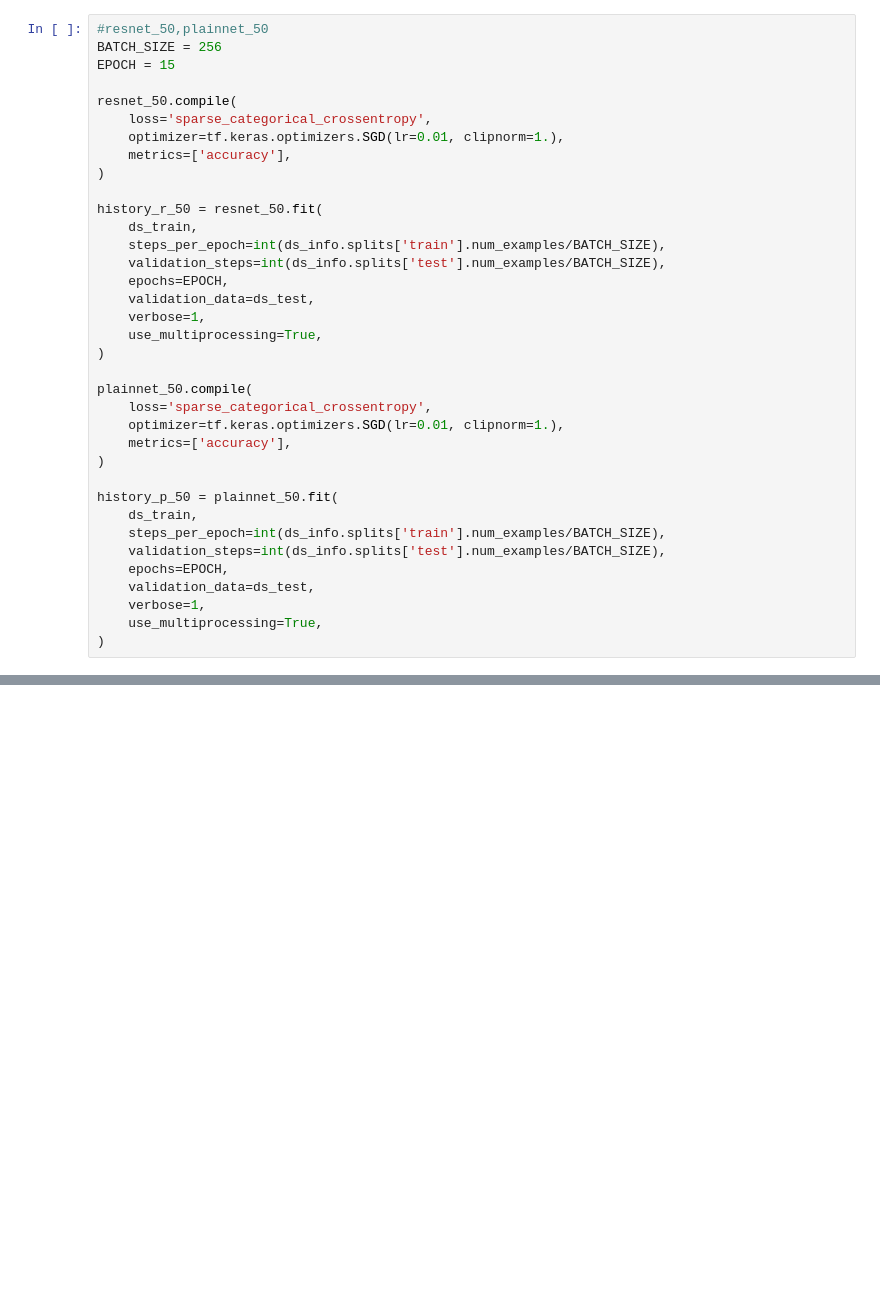
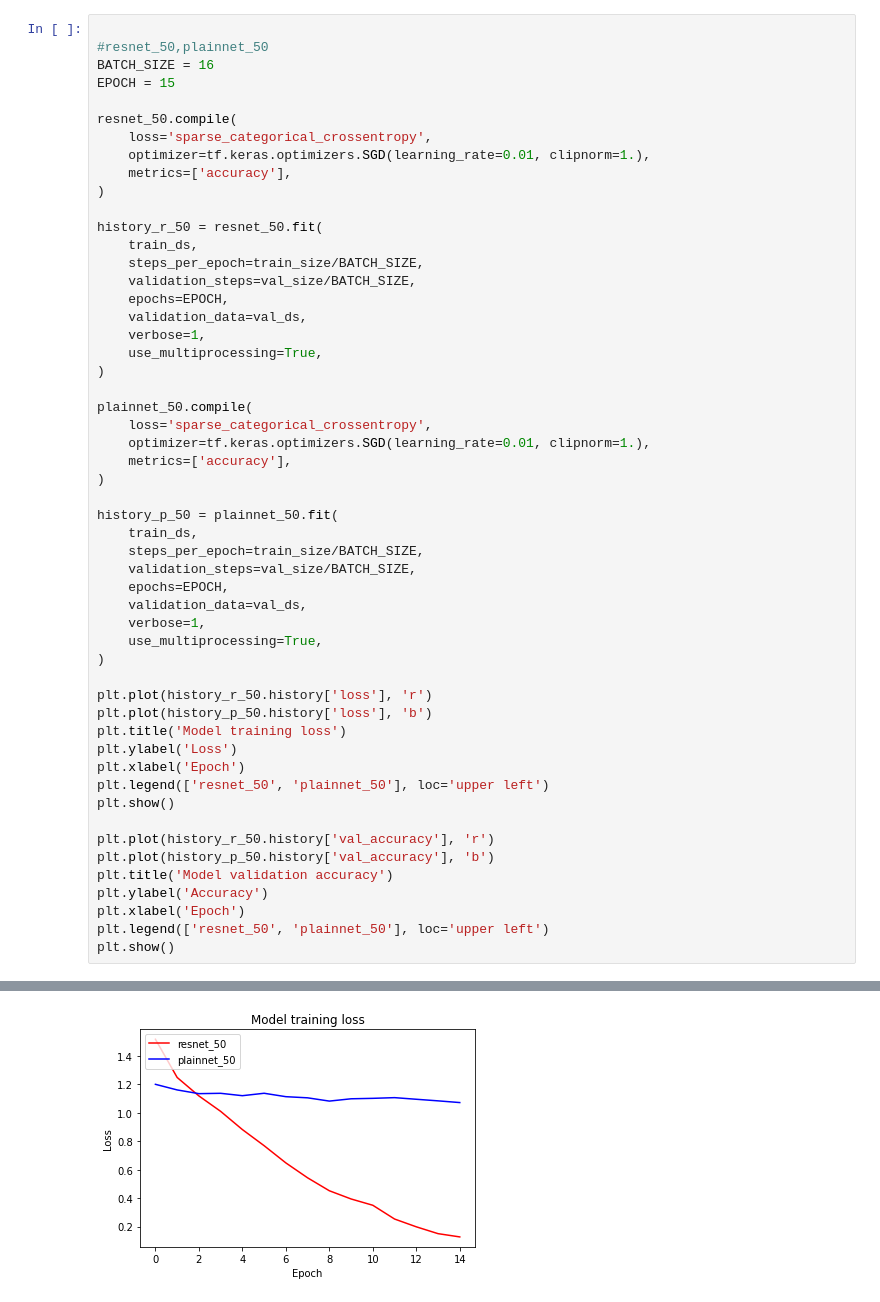
Before and after one commit to seungwoo-Jang/modu_quest, a Jupyter notebook: Going Deeper (CV)_RS4/E01/Project.ipynb, the cells around one changed output, grey strips where cells are left out. Drawn from its saved outputs; the diff is of its cells as text; blank space fills up the shorter version.

```diff
--- a/Going Deeper (CV)_RS4/E01/Project.ipynb
+++ b/Going Deeper (CV)_RS4/E01/Project.ipynb
@@ -252,38 +289,55 @@ plt.show()
 # %%
+
 #resnet_50,plainnet_50
-BATCH_SIZE = 256
+BATCH_SIZE = 16
 EPOCH = 15
 
 resnet_50.compile(
     loss='sparse_categorical_crossentropy',
-    optimizer=tf.keras.optimizers.SGD(lr=0.01, clipnorm=1.),
+    optimizer=tf.keras.optimizers.SGD(learning_rate=0.01, clipnorm=1.),
     metrics=['accuracy'],
 )
 
 history_r_50 = resnet_50.fit(
-    ds_train,
-    steps_per_epoch=int(ds_info.splits['train'].num_examples/BATCH_SIZE),
-    validation_steps=int(ds_info.splits['test'].num_examples/BATCH_SIZE),
+    train_ds,
+    steps_per_epoch=train_size/BATCH_SIZE,
+    validation_steps=val_size/BATCH_SIZE,
     epochs=EPOCH,
-    validation_data=ds_test,
+    validation_data=val_ds,
     verbose=1,
     use_multiprocessing=True,
 )
 
 plainnet_50.compile(
     loss='sparse_categorical_crossentropy',
-    optimizer=tf.keras.optimizers.SGD(lr=0.01, clipnorm=1.),
+    optimizer=tf.keras.optimizers.SGD(learning_rate=0.01, clipnorm=1.),
     metrics=['accuracy'],
 )
 
 history_p_50 = plainnet_50.fit(
-    ds_train,
-    steps_per_epoch=int(ds_info.splits['train'].num_examples/BATCH_SIZE),
-    validation_steps=int(ds_info.splits['test'].num_examples/BATCH_SIZE),
+    train_ds,
+    steps_per_epoch=train_size/BATCH_SIZE,
+    validation_steps=val_size/BATCH_SIZE,
     epochs=EPOCH,
-    validation_data=ds_test,
+    validation_data=val_ds,
     verbose=1,
     use_multiprocessing=True,
 )
+
+plt.plot(history_r_50.history['loss'], 'r')
+plt.plot(history_p_50.history['loss'], 'b')
+plt.title('Model training loss')
+plt.ylabel('Loss')
+plt.xlabel('Epoch')
+plt.legend(['resnet_50', 'plainnet_50'], loc='upper left')
+plt.show()
+
+plt.plot(history_r_50.history['val_accuracy'], 'r')
+plt.plot(history_p_50.history['val_accuracy'], 'b')
+plt.title('Model validation accuracy')
+plt.ylabel('Accuracy')
+plt.xlabel('Epoch')
+plt.legend(['resnet_50', 'plainnet_50'], loc='upper left')
+plt.show()
 # %% [output]
 Epoch 1/15
@@ -305,0 +360 @@ Epoch 15/15
+[figure, added]
```
Also changed, not shown: parts of 6 cells of this notebook.
